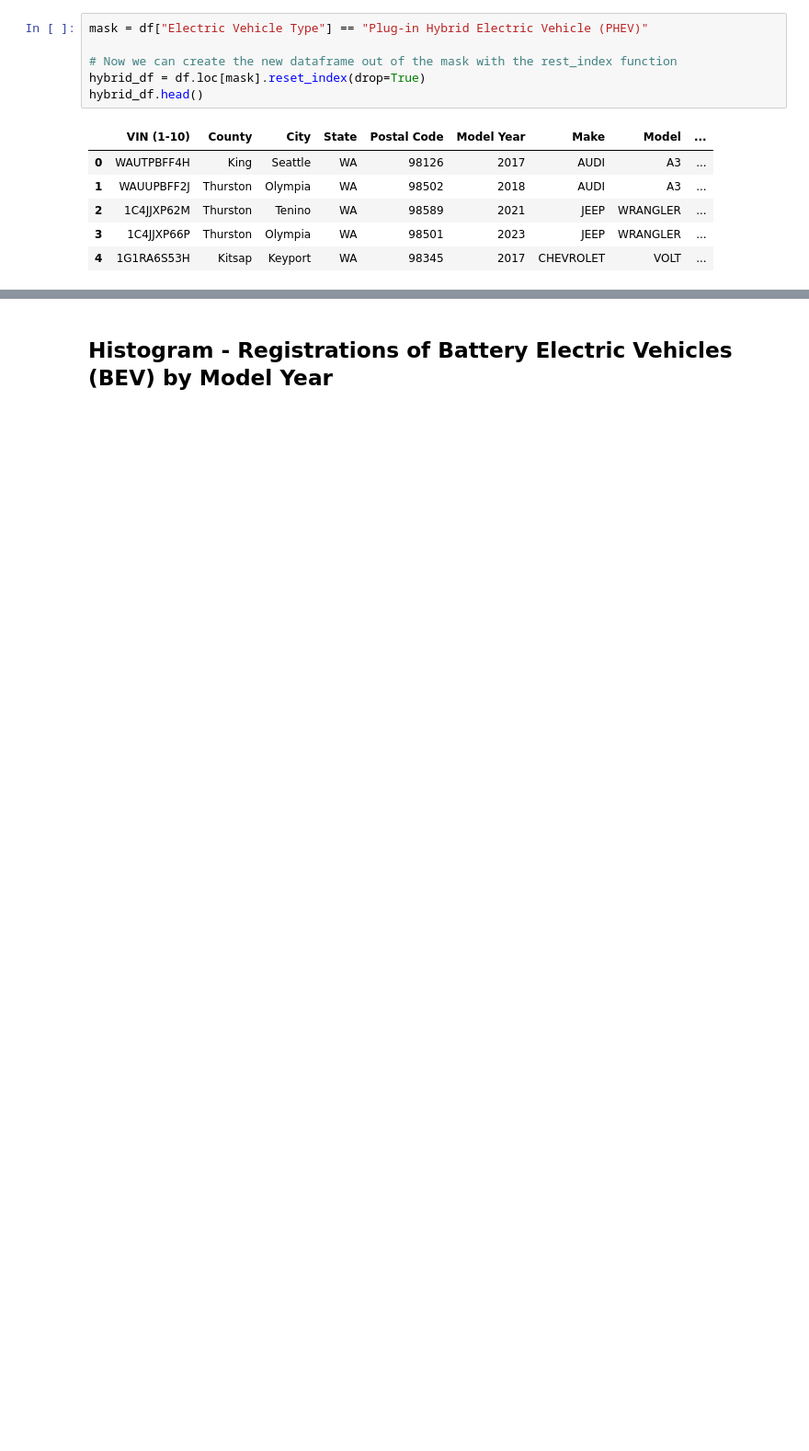
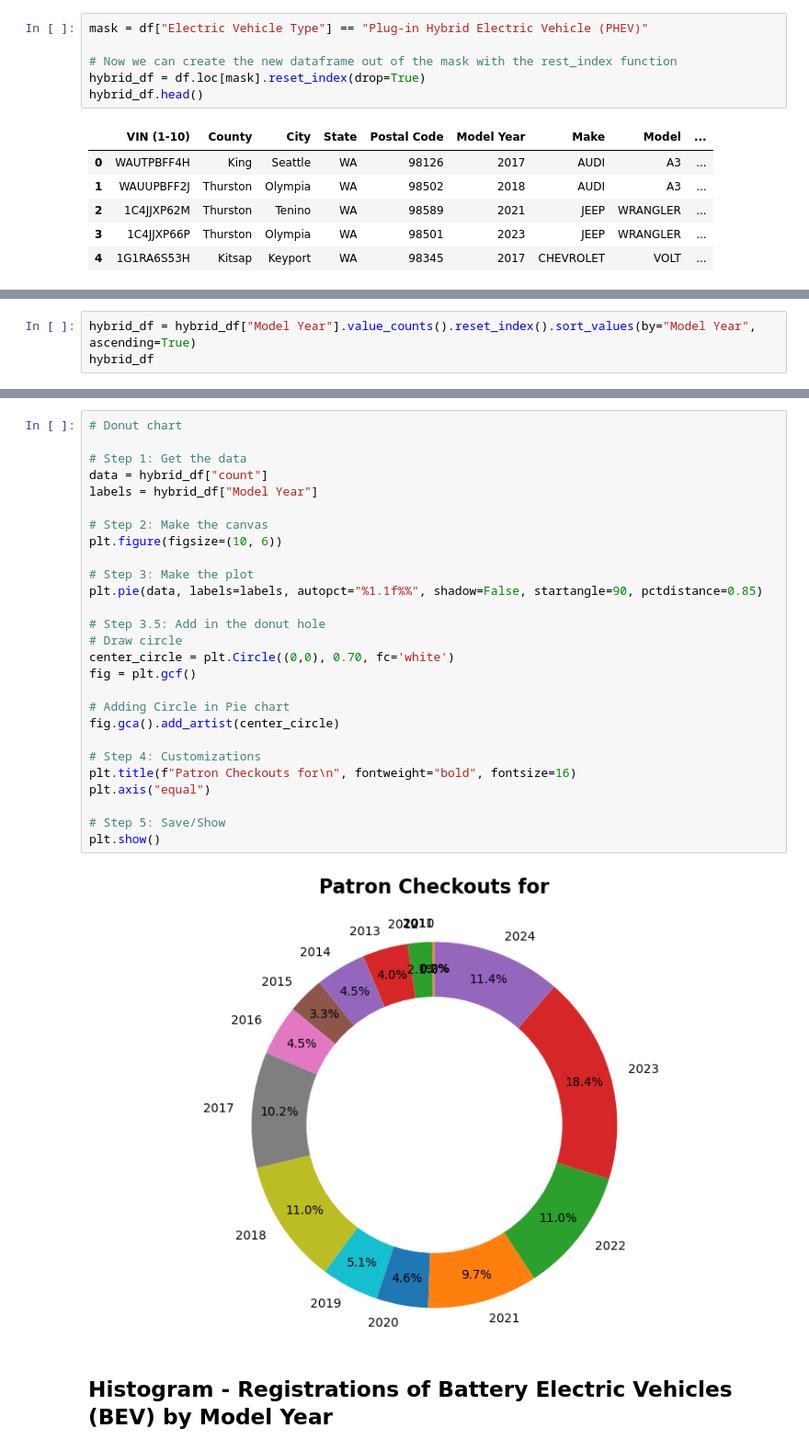
Before and after one commit to wrp94/project-1-group-02, a Jupyter notebook: ben_work/new_ben_work_model_year.ipynb, the cells around one changed output, grey strips where cells are left out. Shown at 92% size. Cells and saved outputs as stored; diff of their text form; blank space fills up the shorter version.

```diff
--- a/ben_work/new_ben_work_model_year.ipynb
+++ b/ben_work/new_ben_work_model_year.ipynb
@@ -128,0 +297,3 @@ hybrid_df.head()
+# %%
+hybrid_df = hybrid_df["Model Year"].value_counts().reset_index().sort_values(by="Model Year", ascending=True)
+hybrid_df
@@ -129,3 +317,32 @@ hybrid_df.head()
+# %%
+# Donut chart
+
+# Step 1: Get the data
+data = hybrid_df["count"]
+labels = hybrid_df["Model Year"]
+
+# Step 2: Make the canvas
+plt.figure(figsize=(10, 6))
+
+# Step 3: Make the plot
+plt.pie(data, labels=labels, autopct="%1.1f%%", shadow=False, startangle=90, pctdistance=0.85)
+
+# Step 3.5: Add in the donut hole
+# Draw circle
+center_circle = plt.Circle((0,0), 0.70, fc='white')
+fig = plt.gcf()
+
+# Adding Circle in Pie chart
+fig.gca().add_artist(center_circle)
+
+# Step 4: Customizations
+plt.title(f"Patron Checkouts for\n", fontweight="bold", fontsize=16)
+plt.axis("equal")
+
+# Step 5: Save/Show
+plt.show()
+# %% [output]
+[figure, added]
 # %% [markdown]
 ## Histogram - Registrations of Battery Electric Vehicles (BEV) by Model Year
 # %%
```
Also changed, not shown: parts of 12 cells of this notebook, 1 other file.
